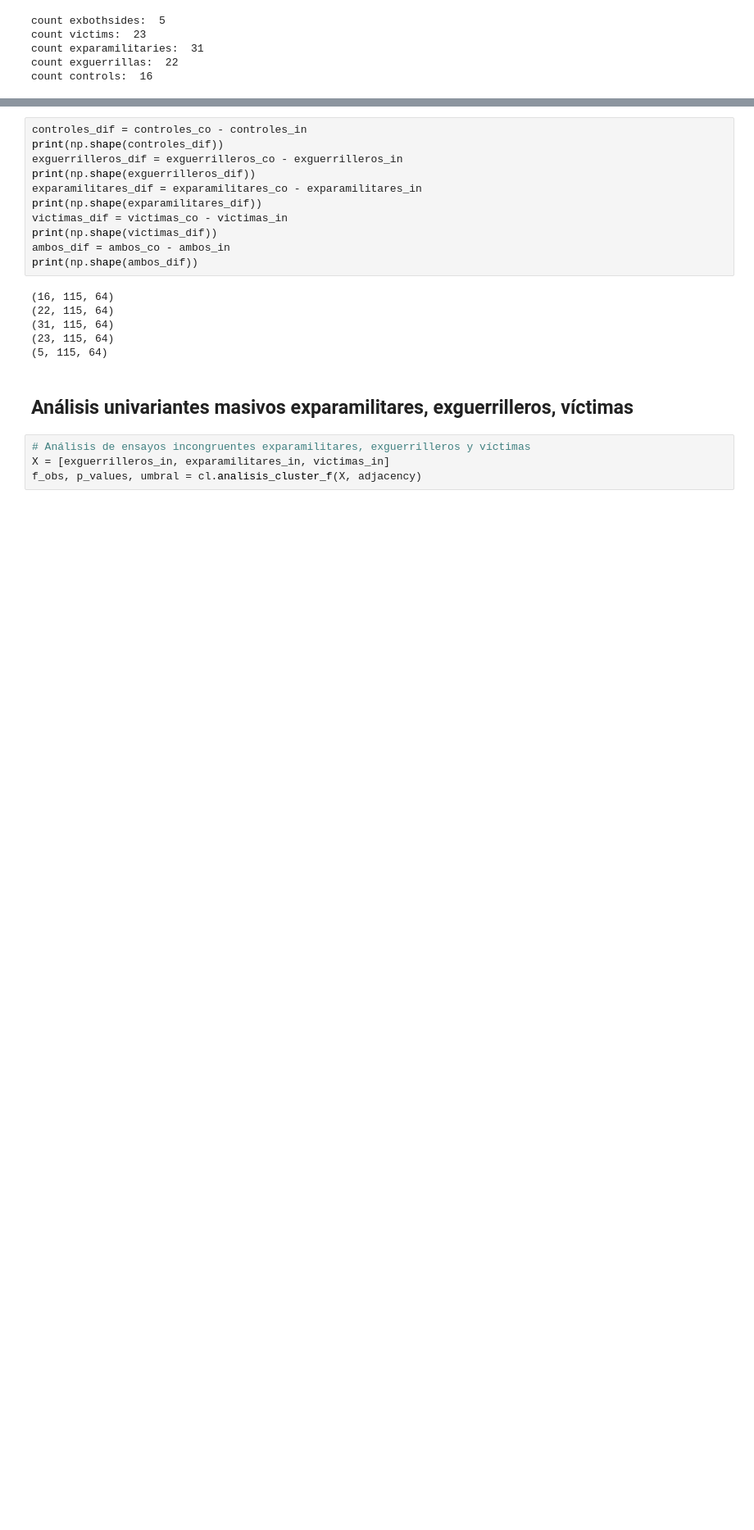
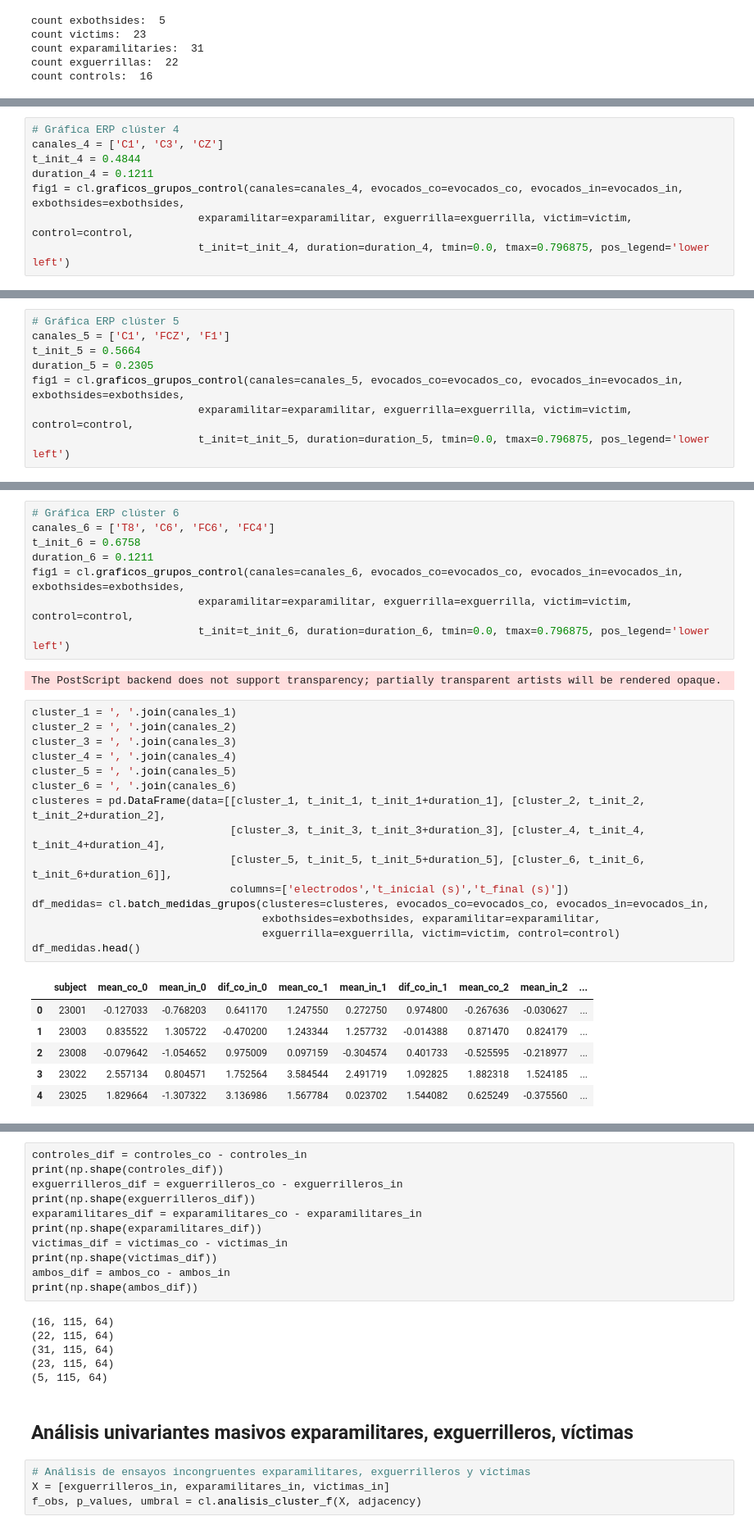
Before and after one commit to jhquiza/EEG_IAT, a Jupyter notebook: Análisis univariante masivo definitivo.ipynb, the cells around one changed output, grey strips where cells are left out. Shown at 82% size. Cells and saved outputs as stored; diff of their text form; blank space fills up the shorter version.

Commit message:
Adición análisis grupos incluyendo controles.

```diff
--- a/Análisis univariante masivo definitivo.ipynb
+++ b/Análisis univariante masivo definitivo.ipynb
@@ -105,0 +398,8 @@ count controls:  16
+# %%
+# Gráfica ERP clúster 4
+canales_4 = ['C1', 'C3', 'CZ']
+t_init_4 = 0.4844
+duration_4 = 0.1211
+fig1 = cl.graficos_grupos_control(canales=canales_4, evocados_co=evocados_co, evocados_in=evocados_in, exbothsides=exbothsides,
+                          exparamilitar=exparamilitar, exguerrilla=exguerrilla, victim=victim, control=control,
+                          t_init=t_init_4, duration=duration_4, tmin=0.0, tmax=0.796875, pos_legend='lower left')
@@ -105,0 +408,8 @@ count controls:  16
+# %%
+# Gráfica ERP clúster 5
+canales_5 = ['C1', 'FCZ', 'F1']
+t_init_5 = 0.5664
+duration_5 = 0.2305
+fig1 = cl.graficos_grupos_control(canales=canales_5, evocados_co=evocados_co, evocados_in=evocados_in, exbothsides=exbothsides,
+                          exparamilitar=exparamilitar, exguerrilla=exguerrilla, victim=victim, control=control,
+                          t_init=t_init_5, duration=duration_5, tmin=0.0, tmax=0.796875, pos_legend='lower left')
@@ -105,0 +418,32 @@ count controls:  16
+# %%
+# Gráfica ERP clúster 6
+canales_6 = ['T8', 'C6', 'FC6', 'FC4']
+t_init_6 = 0.6758
+duration_6 = 0.1211
+fig1 = cl.graficos_grupos_control(canales=canales_6, evocados_co=evocados_co, evocados_in=evocados_in, exbothsides=exbothsides,
+                          exparamilitar=exparamilitar, exguerrilla=exguerrilla, victim=victim, control=control,
+                          t_init=t_init_6, duration=duration_6, tmin=0.0, tmax=0.796875, pos_legend='lower left')
+# %% [output]
+The PostScript backend does not support transparency; partially transparent artists will be rendered opaque.
+# %%
+cluster_1 = ', '.join(canales_1)
+cluster_2 = ', '.join(canales_2)
+cluster_3 = ', '.join(canales_3)
+cluster_4 = ', '.join(canales_4)
+cluster_5 = ', '.join(canales_5)
+cluster_6 = ', '.join(canales_6)
+clusteres = pd.DataFrame(data=[[cluster_1, t_init_1, t_init_1+duration_1], [cluster_2, t_init_2, t_init_2+duration_2],
+                               [cluster_3, t_init_3, t_init_3+duration_3], [cluster_4, t_init_4, t_init_4+duration_4],
+                               [cluster_5, t_init_5, t_init_5+duration_5], [cluster_6, t_init_6, t_init_6+duration_6]],
+                               columns=['electrodos','t_inicial (s)','t_final (s)'])
+df_medidas= cl.batch_medidas_grupos(clusteres=clusteres, evocados_co=evocados_co, evocados_in=evocados_in,
+                                    exbothsides=exbothsides, exparamilitar=exparamilitar,
+                                    exguerrilla=exguerrilla, victim=victim, control=control)
+df_medidas.head()
+# %% [output]
+|  | subject | mean_co_0 | mean_in_0 | dif_co_in_0 | mean_co_1 | mean_in_1 | dif_co_in_1 | mean_co_2 | mean_in_2 | ... |
+| 0 | 23001 | -0.127033 | -0.768203 | 0.641170 | 1.247550 | 0.272750 | 0.974800 | -0.267636 | -0.030627 | ... |
+| 1 | 23003 | 0.835522 | 1.305722 | -0.470200 | 1.243344 | 1.257732 | -0.014388 | 0.871470 | 0.824179 | ... |
+| 2 | 23008 | -0.079642 | -1.054652 | 0.975009 | 0.097159 | -0.304574 | 0.401733 | -0.525595 | -0.218977 | ... |
+| 3 | 23022 | 2.557134 | 0.804571 | 1.752564 | 3.584544 | 2.491719 | 1.092825 | 1.882318 | 1.524185 | ... |
+| 4 | 23025 | 1.829664 | -1.307322 | 3.136986 | 1.567784 | 0.023702 | 1.544082 | 0.625249 | -0.375560 | ... |
```
Also changed, not shown: parts of 42 cells of this notebook, 1 other file.
